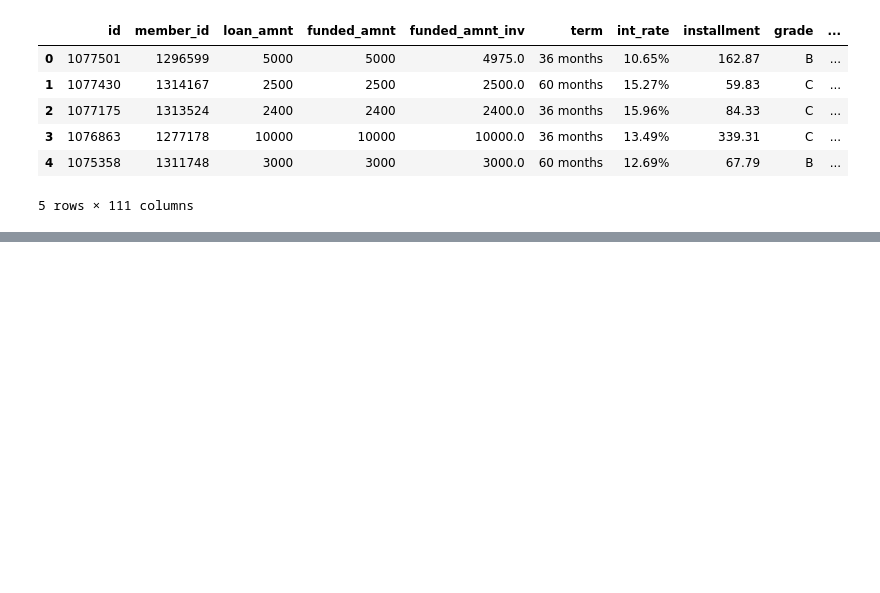
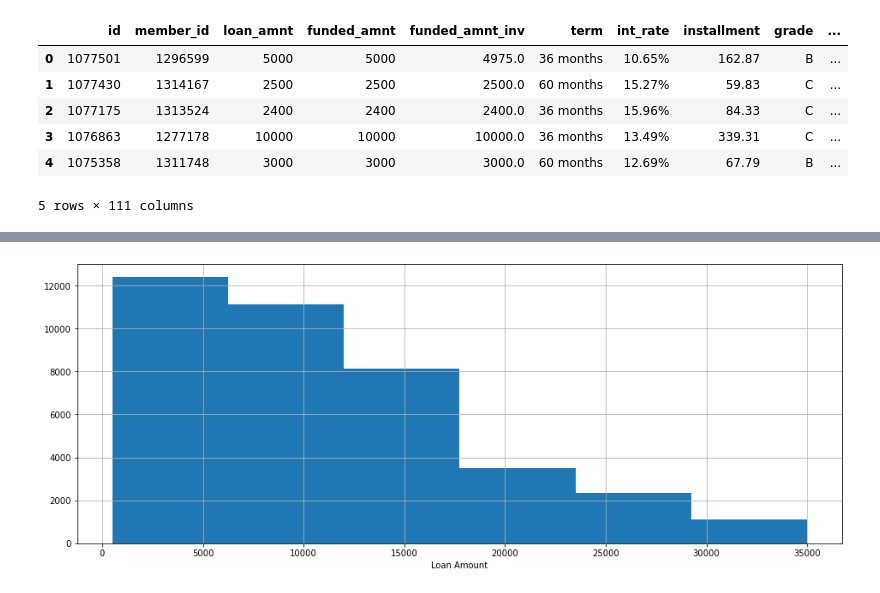
Before and after one commit to bappa-2000/LendingClubCaseStudy, a Jupyter notebook: Sanjay_Saini.ipynb, the cells around one changed output, grey strips where cells are left out. Cells and saved outputs as stored; diff of their text form; code cells hidden in the pictures; blank space fills up the shorter version.

```diff
--- a/Sanjay_Saini.ipynb
+++ b/Sanjay_Saini.ipynb
@@ -133,0 +305,7 @@ RejectStats.head()
+# %%
+plt.figure(figsize=[16,6])
+plt.xlabel("Loan Amount")
+loan_all.loan_amnt.hist(bins=6)
+plt.show()
+# %% [output]
+[figure, added]
```
Also changed, not shown: parts of 47 cells of this notebook, 1 other file.
